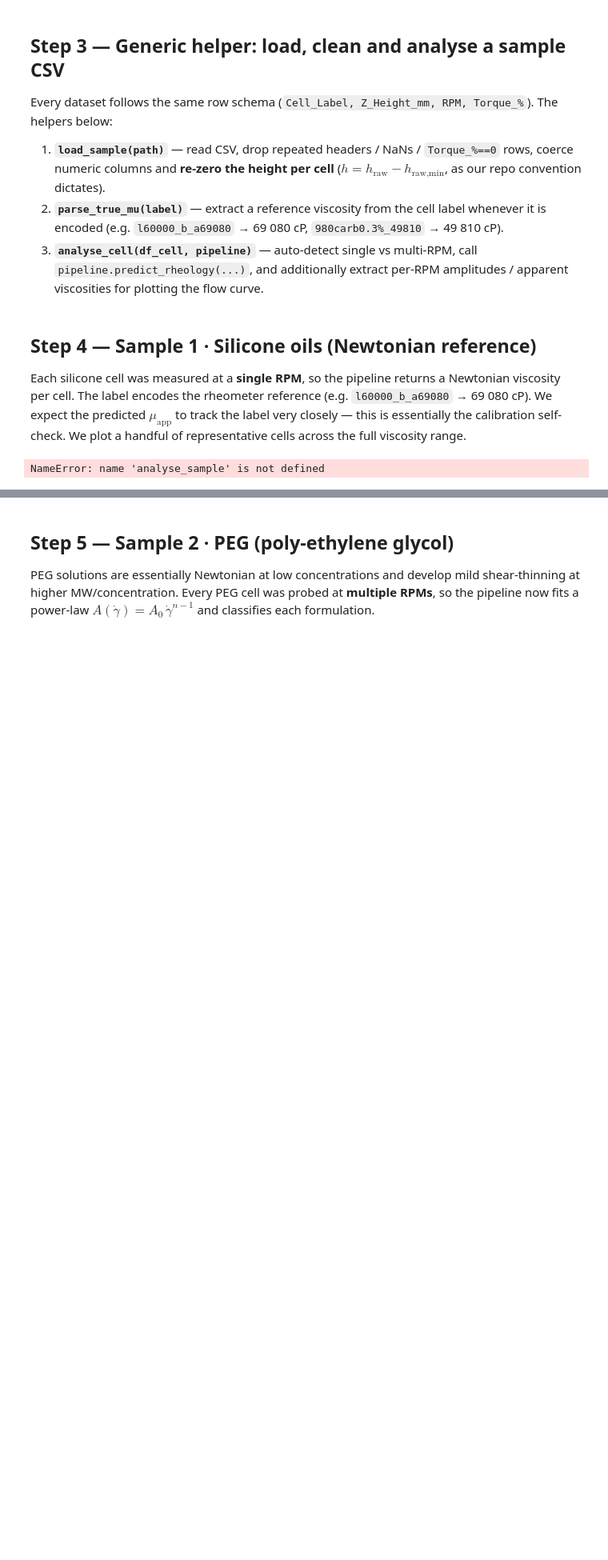
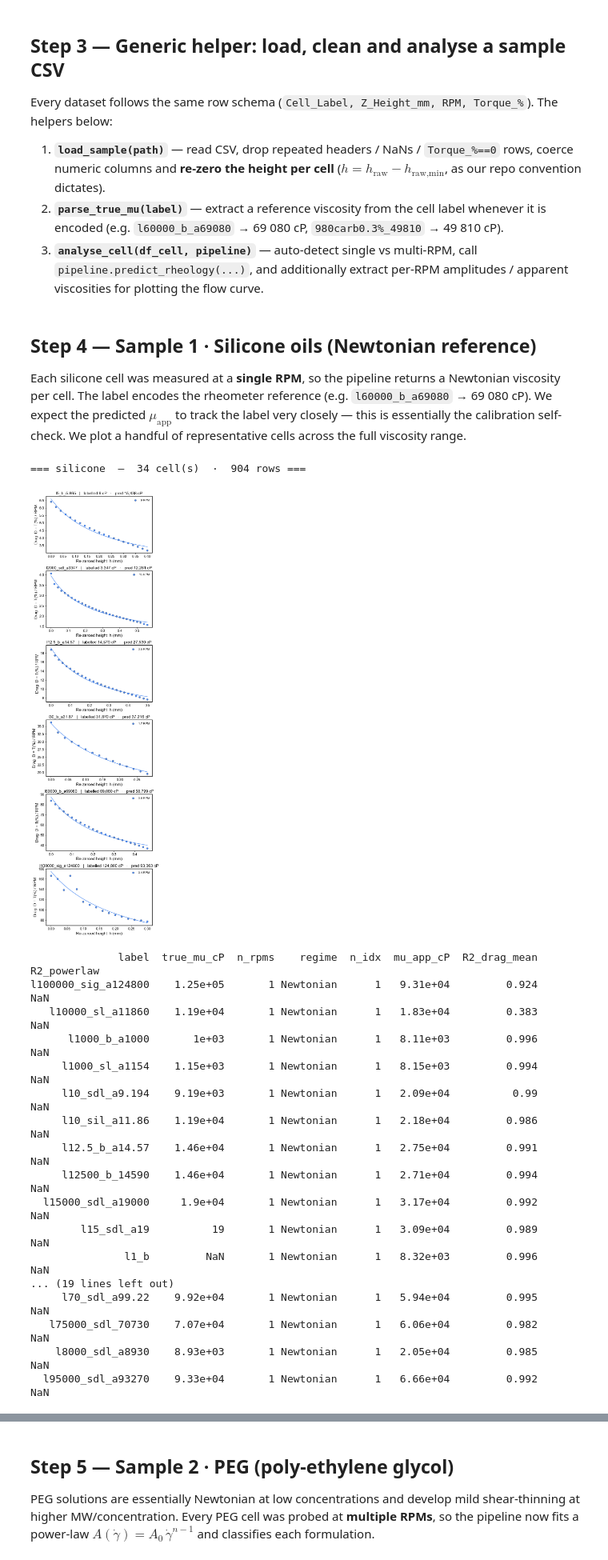
Before and after one commit to AC-Formulations-SDL5/Automated_Viscometry, a Jupyter notebook: Rheology_Newtonian_Non_Newtonian_Material/Rheology_Newtonian_Non_Newtonian_Material.ipynb, the cells around one changed output, grey strips where cells are left out. Shown at 80% size. Cells and saved outputs as stored; diff of their text form; code cells hidden in the pictures; blank space fills up the shorter version.

```diff
--- a/Rheology_Newtonian_Non_Newtonian_Material/Rheology_Newtonian_Non_Newtonian_Material.ipynb
+++ b/Rheology_Newtonian_Non_Newtonian_Material/Rheology_Newtonian_Non_Newtonian_Material.ipynb
@@ -359,34 +359,51 @@ Each silicone cell was measured at a **single RPM**, so the pipeline returns a N
 # %%
 # silicone has 37 cells → plot only a handful of representative ones,
 # but still tabulate the full set.
-summary_silicone = analyse_sample("silicone", SAMPLES["silicone"], pipeline,
-                                  max_cells_to_plot=6)
+summary_silicone = analyse_sample("silicone", SAMPLES["silicone"], pipeline, max_cells_to_plot=6)
 
 # ── Parity plot: predicted vs labelled viscosity ─────────────────────────────
 sil = summary_silicone.dropna(subset=["true_mu_cP", "mu_app_cP"]).copy()
 sil = sil[(sil["true_mu_cP"] > 0) & (sil["mu_app_cP"] > 0)]
 
 if not sil.empty:
     fig, ax = plt.subplots(figsize=(6, 6))
     lim = [sil["true_mu_cP"].min() * 0.6, sil["true_mu_cP"].max() * 1.6]
     ax.plot(lim, lim, "k--", lw=2, label="ideal 1:1")
     ax.fill_between(lim, [v*0.8 for v in lim], [v*1.2 for v in lim],
                     alpha=0.10, color=GOOGLE_COLORS[0], label="±20 %")
     ax.scatter(sil["true_mu_cP"], sil["mu_app_cP"],
                s=80, color=GOOGLE_COLORS[1], edgecolors="k",
                linewidths=0.5, zorder=3)
     ax.set_xscale("log"); ax.set_yscale("log")
     ax.set_xlim(lim);     ax.set_ylim(lim)
     ax.set_xlabel("Labelled  μ  (cP)",  fontsize=FS_LABEL)
     ax.set_ylabel("Predicted μ_app (cP)", fontsize=FS_LABEL)
     ax.set_title("Silicone parity check", fontsize=FS_LABEL)
     ax.legend(fontsize=FS_LEGEND, frameon=False)
     _gs(ax)
     plt.tight_layout(); plt.show()
 
     err = (sil["mu_app_cP"] - sil["true_mu_cP"]) / sil["true_mu_cP"] * 100
     print(f"  median |error| = {err.abs().median():.1f} %"
           f"   within ±20% : {(err.abs() <= 20).mean()*100:.0f} %"
           f"   N = {len(sil)}")
 # %% [output]
-NameError: name 'analyse_sample' is not defined
+=== silicone  —  34 cell(s)  ·  904 rows ===
+[figure, added]
+              label  true_mu_cP  n_rpms    regime  n_idx  mu_app_cP  R2_drag_mean  R2_powerlaw
+l100000_sig_a124800    1.25e+05       1 Newtonian      1   9.31e+04         0.924          NaN
+   l10000_sl_a11860    1.19e+04       1 Newtonian      1   1.83e+04         0.383          NaN
+      l1000_b_a1000       1e+03       1 Newtonian      1   8.11e+03         0.996          NaN
+     l1000_sl_a1154    1.15e+03       1 Newtonian      1   8.15e+03         0.994          NaN
+     l10_sdl_a9.194    9.19e+03       1 Newtonian      1   2.09e+04          0.99          NaN
+     l10_sil_a11.86    1.19e+04       1 Newtonian      1   2.18e+04         0.986          NaN
+     l12.5_b_a14.57    1.46e+04       1 Newtonian      1   2.75e+04         0.991          NaN
+     l12500_b_14590    1.46e+04       1 Newtonian      1   2.71e+04         0.994          NaN
+  l15000_sdl_a19000     1.9e+04       1 Newtonian      1   3.17e+04         0.992          NaN
+        l15_sdl_a19          19       1 Newtonian      1   3.09e+04         0.989          NaN
+               l1_b         NaN       1 Newtonian      1   8.32e+03         0.996          NaN
+... (19 lines left out)
+     l70_sdl_a99.22    9.92e+04       1 Newtonian      1   5.94e+04         0.995          NaN
+   l75000_sdl_70730    7.07e+04       1 Newtonian      1   6.06e+04         0.982          NaN
+    l8000_sdl_a8930    8.93e+03       1 Newtonian      1   2.05e+04         0.985          NaN
+  l95000_sdl_a93270    9.33e+04       1 Newtonian      1   6.66e+04         0.992          NaN
```
Also changed, not shown: parts of 6 cells of this notebook.
